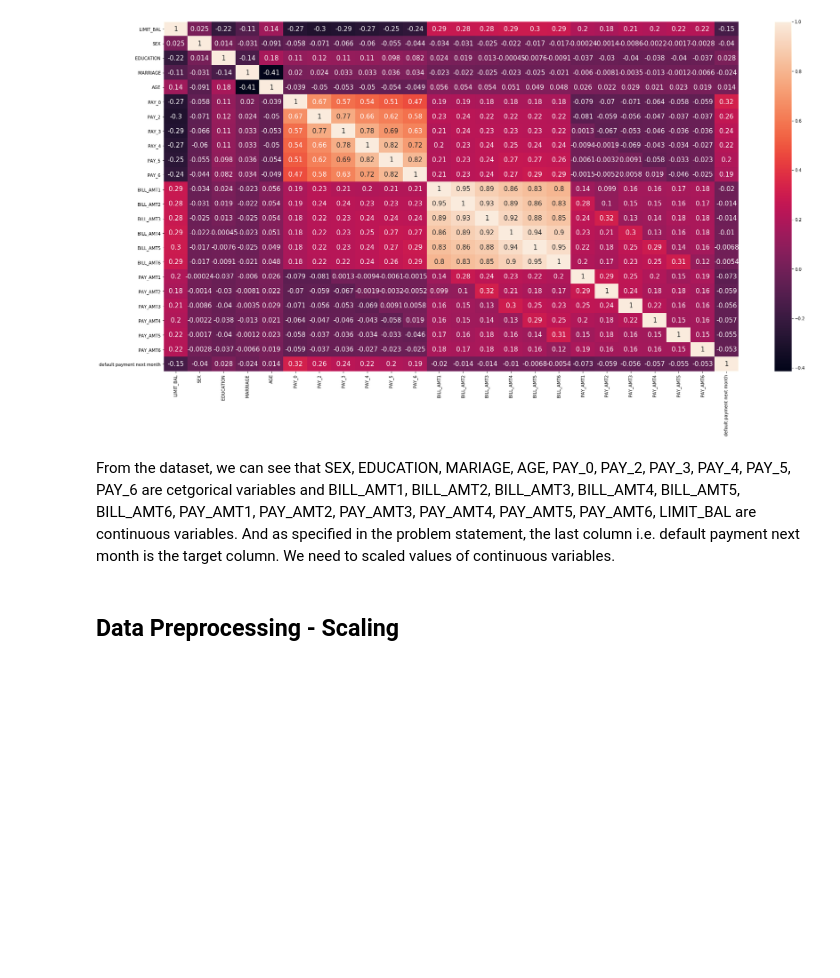
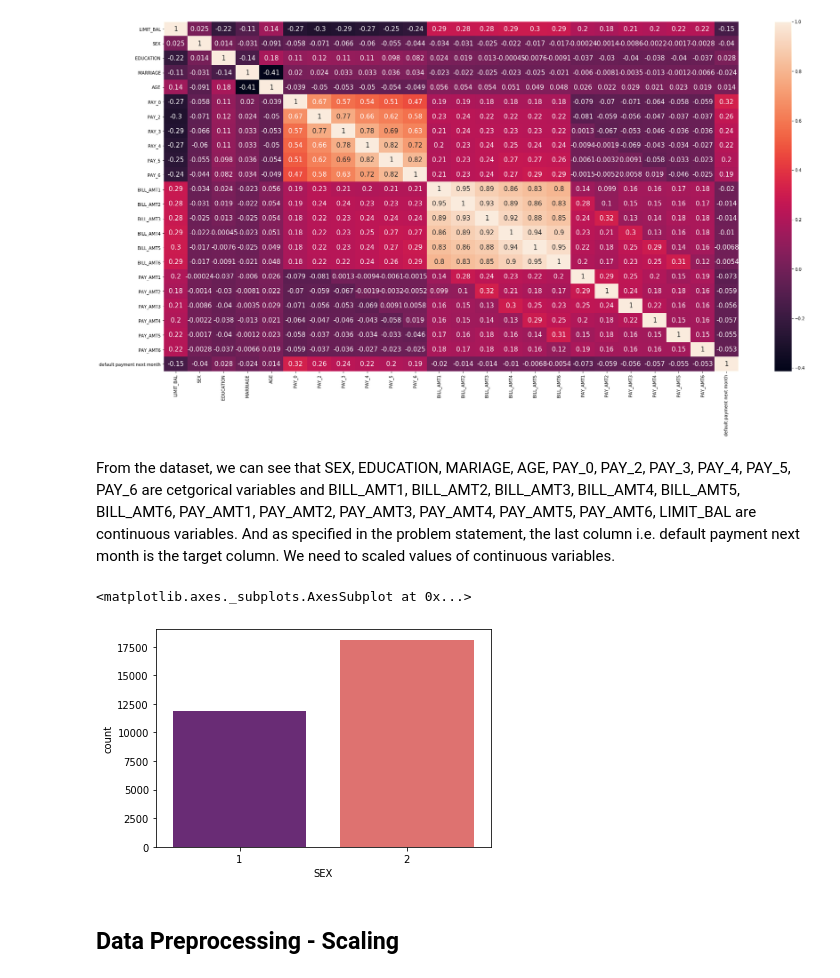
Before and after one commit to manojbalaji1/credit_default--ml-assignment1, a Jupyter notebook: credit_card_default_Final.ipynb, the cells around one changed output. Cells and saved outputs as stored; diff of their text form; code cells hidden in the pictures; blank space fills up the shorter version.

```diff
--- a/credit_card_default_Final.ipynb
+++ b/credit_card_default_Final.ipynb
@@ -123,6 +99,11 @@ sns.heatmap(df.corr(), annot=True, ax=ax, annot_kws={"size": 15})
 [figure]
 # %% [markdown]
 From the dataset, we can see that SEX, EDUCATION, MARIAGE, AGE, PAY_0, PAY_2, PAY_3, PAY_4, PAY_5, PAY_6 are cetgorical variables and BILL_AMT1, BILL_AMT2, BILL_AMT3, BILL_AMT4, BILL_AMT5, BILL_AMT6, PAY_AMT1, PAY_AMT2, PAY_AMT3, PAY_AMT4, PAY_AMT5, PAY_AMT6, LIMIT_BAL are continuous variables. And as specified in the problem statement, the last column i.e. default payment next month is the target column. We need to scaled values of continuous variables.
+# %%
+sns.countplot(df['SEX'], palette = 'magma')
+# %% [output]
+<matplotlib.axes._subplots.AxesSubplot at 0x...>
+[figure, added]
 # %% [markdown]
 ## Data Preprocessing - Scaling
 # %%
```
Also changed, not shown: parts of 6 cells of this notebook, 1 other file.
